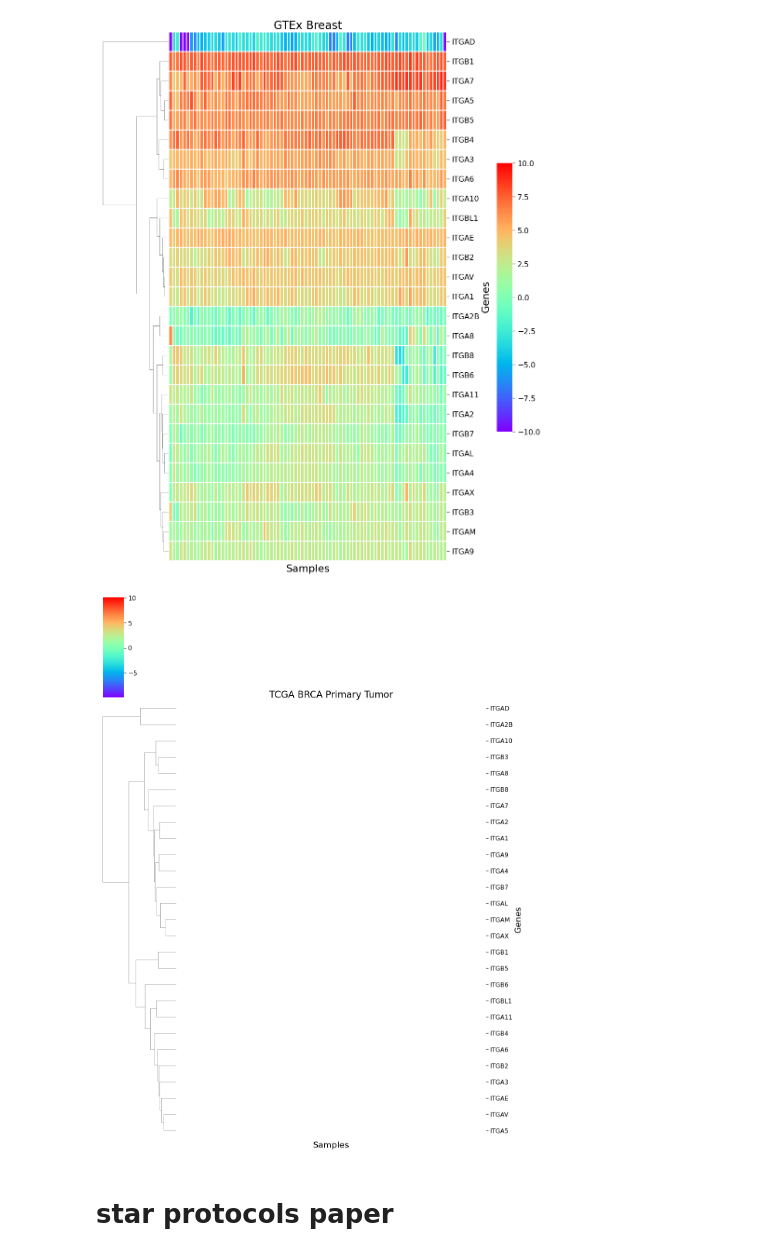
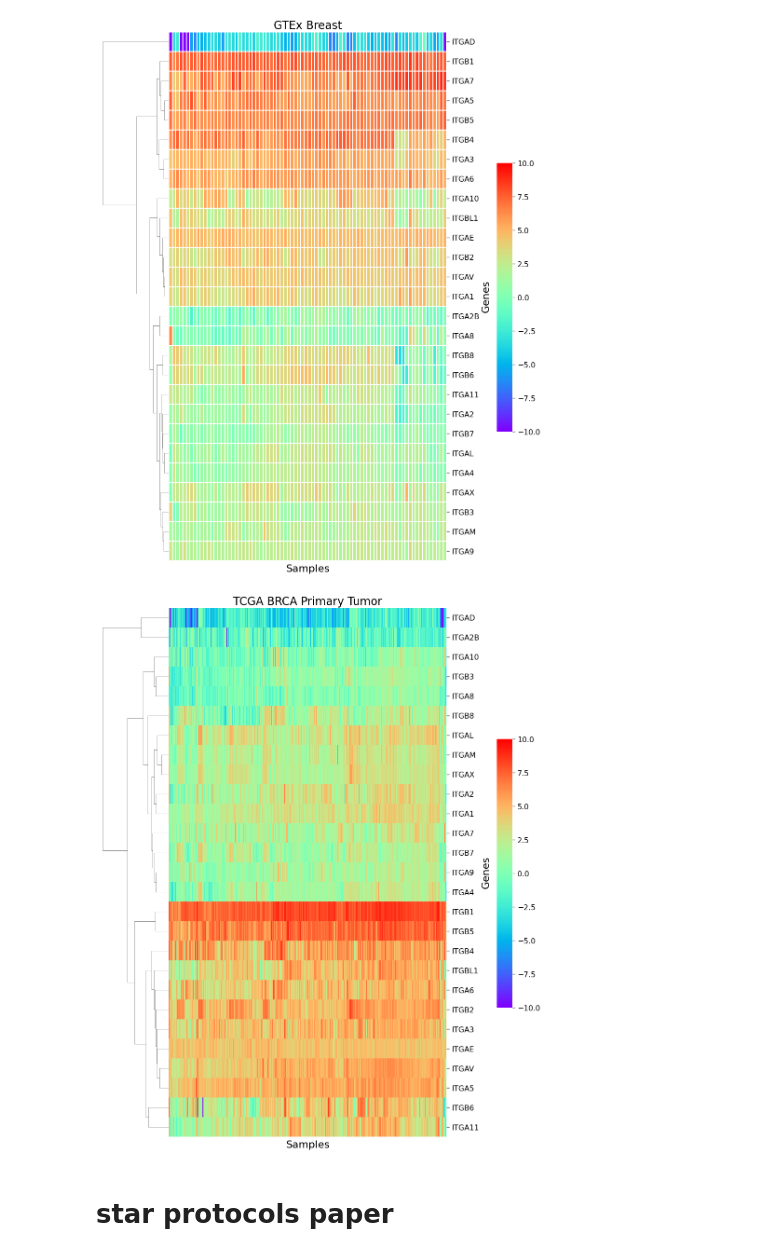
Before and after one commit to hshadman/integrin_expression_data_mining, a Jupyter notebook: jesse_code/gene_networking_analysis_BRCA_v2_(gtex_males_excluded).ipynb, the cells around one changed output. Drawn from its saved outputs; the diff is of its cells as text; code cells hidden in the pictures.

Commit message:
clustermap

```diff
--- a/jesse_code/gene_networking_analysis_BRCA_v2_(gtex_males_excluded).ipynb
+++ b/jesse_code/gene_networking_analysis_BRCA_v2_(gtex_males_excluded).ipynb
@@ -930,31 +930,31 @@ del heatmap_df
 # %%
 heatmap_df = tcga_brca_df_primtum_all[tcga_brca_df_primtum_all.columns[tcga_brca_df_primtum_all.columns.str.contains('ITG')]]
 
 
-
+#no linewidths entry in here, too many samples for TCGA BRCA
 ax = sns.clustermap(heatmap_df.T, cmap='rainbow', row_cluster=True, col_cluster=True,
-                    method='average', metric='seuclidean', linewidths=0.01,
-                    fmt='', figsize=(15,20), annot_kws={"size": 20}, xticklabels=False)
+                    method='average', metric='cityblock',
+                    fmt='', figsize=(15,20), annot_kws={"size": 20}, vmin=-10,vmax=10, xticklabels=False)
 
 
 #ax.tick_params(axis='x', labelrotation=90, labelsize=18, size=6, width=1.2, pad=10,visible=False)
 
 ax.tick_params(axis='y', labelrotation=0, labelsize=16, size=6, width=1.2, pad=5)
 ax.ax_heatmap.set_title('TCGA BRCA Primary Tumor',fontsize=24)
 ax.ax_heatmap.set_xlabel('Samples', fontsize=22)
 ax.ax_heatmap.set_ylabel('Genes', fontsize=22)
 # ax.collections[0].set_clim(-2,2)
 # need to fix color bar tickmarks and position
 
-#ax.fig.subplots_adjust(right=0.7)
-#ax.ax_cbar.set_position((0.8, .2, .03, .4))
+ax.fig.subplots_adjust(right=0.7)
+ax.ax_cbar.set_position((0.8, .2, .03, .4))
 
 ax.ax_row_dendrogram.set_visible(True)
 ax.ax_col_dendrogram.set_visible(False)
-#plt.savefig(f'figures/gtex_breast_expr_int_clustermap.png', dpi = 1000, bbox_inches='tight')
+plt.savefig(f'figures/tcga_brca_expr_int_clustermap.png', dpi = 1000, bbox_inches='tight')
 del heatmap_df
 # %% [output]
-[figure, old version]
+[figure, new version]
 # %% [markdown]
 # star protocols paper
 # %% [markdown]
```
